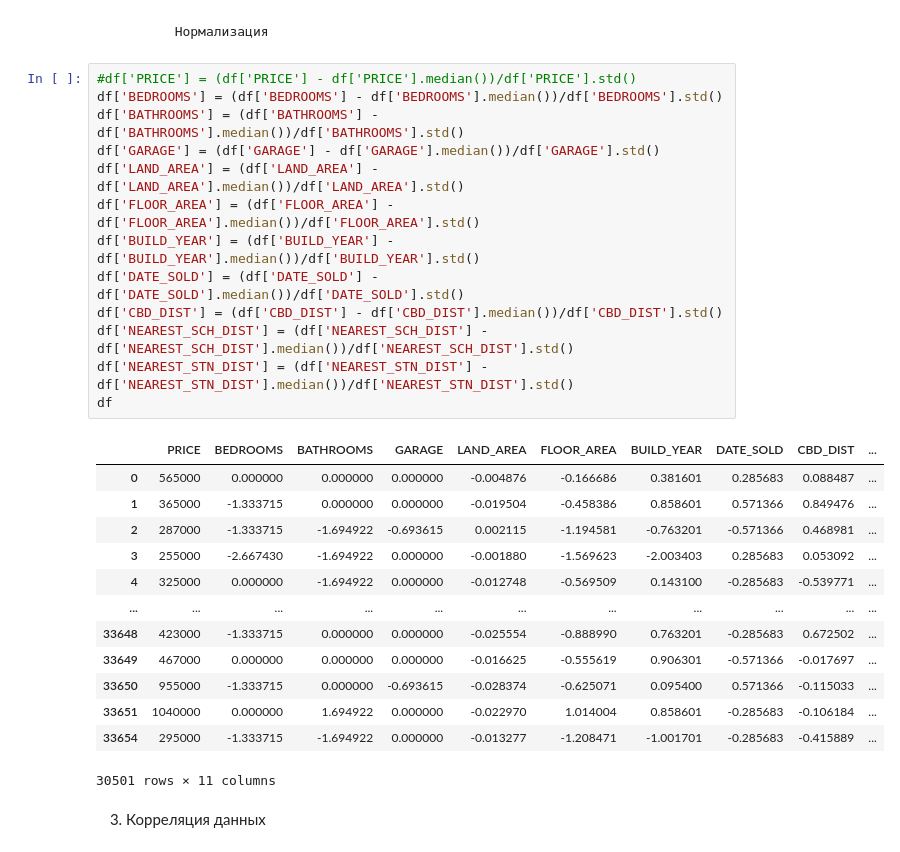
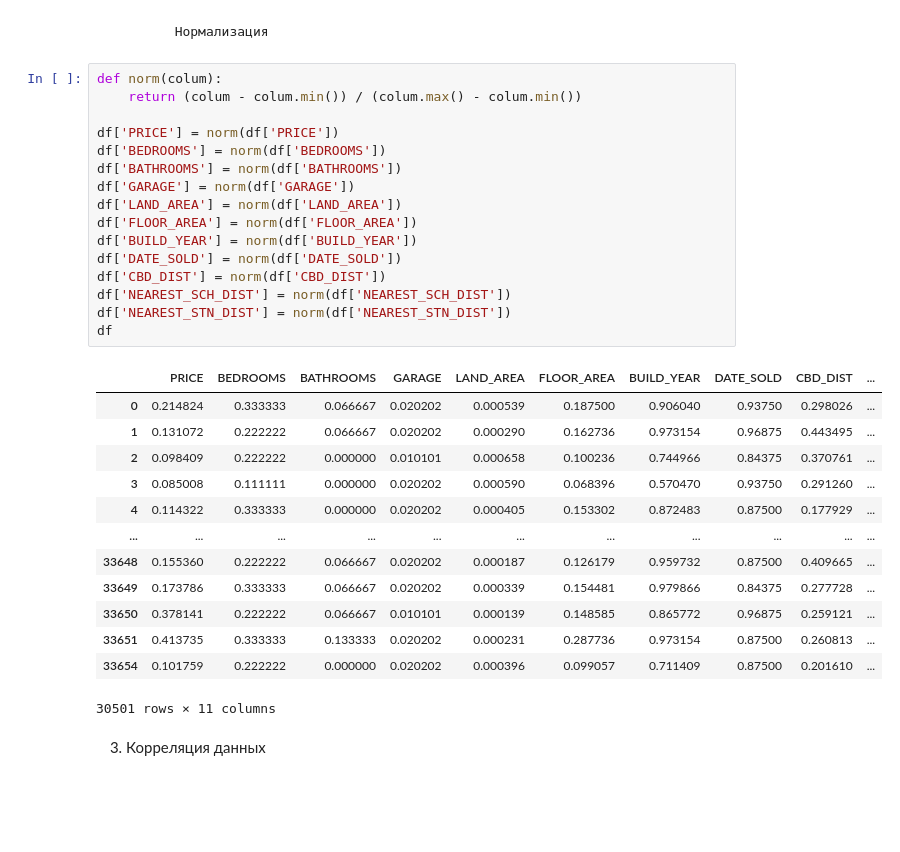
Before and after one commit to satancucumber/ml, a Jupyter notebook: lab01.ipynb, the cells around one changed output. Cells and saved outputs as stored; diff of their text form; blank space fills up the shorter version.

```diff
--- a/lab01.ipynb
+++ b/lab01.ipynb
@@ -147,31 +147,34 @@ df
 # %% [markdown]
             Нормализация
 # %%
-#df['PRICE'] = (df['PRICE'] - df['PRICE'].median())/df['PRICE'].std()
-df['BEDROOMS'] = (df['BEDROOMS'] - df['BEDROOMS'].median())/df['BEDROOMS'].std()
-df['BATHROOMS'] = (df['BATHROOMS'] - df['BATHROOMS'].median())/df['BATHROOMS'].std()
-df['GARAGE'] = (df['GARAGE'] - df['GARAGE'].median())/df['GARAGE'].std()
-df['LAND_AREA'] = (df['LAND_AREA'] - df['LAND_AREA'].median())/df['LAND_AREA'].std()
-df['FLOOR_AREA'] = (df['FLOOR_AREA'] - df['FLOOR_AREA'].median())/df['FLOOR_AREA'].std()
-df['BUILD_YEAR'] = (df['BUILD_YEAR'] - df['BUILD_YEAR'].median())/df['BUILD_YEAR'].std()
-df['DATE_SOLD'] = (df['DATE_SOLD'] - df['DATE_SOLD'].median())/df['DATE_SOLD'].std()
-df['CBD_DIST'] = (df['CBD_DIST'] - df['CBD_DIST'].median())/df['CBD_DIST'].std()
-df['NEAREST_SCH_DIST'] = (df['NEAREST_SCH_DIST'] - df['NEAREST_SCH_DIST'].median())/df['NEAREST_SCH_DIST'].std()
-df['NEAREST_STN_DIST'] = (df['NEAREST_STN_DIST'] - df['NEAREST_STN_DIST'].median())/df['NEAREST_STN_DIST'].std()
+def norm(colum):
+    return (colum - colum.min()) / (colum.max() - colum.min())
+
+df['PRICE'] = norm(df['PRICE'])
+df['BEDROOMS'] = norm(df['BEDROOMS'])
+df['BATHROOMS'] = norm(df['BATHROOMS'])
+df['GARAGE'] = norm(df['GARAGE'])
+df['LAND_AREA'] = norm(df['LAND_AREA'])
+df['FLOOR_AREA'] = norm(df['FLOOR_AREA'])
+df['BUILD_YEAR'] = norm(df['BUILD_YEAR'])
+df['DATE_SOLD'] = norm(df['DATE_SOLD'])
+df['CBD_DIST'] = norm(df['CBD_DIST'])
+df['NEAREST_SCH_DIST'] = norm(df['NEAREST_SCH_DIST'])
+df['NEAREST_STN_DIST'] = norm(df['NEAREST_STN_DIST'])
 df
 # %% [output]
 |  | PRICE | BEDROOMS | BATHROOMS | GARAGE | LAND_AREA | FLOOR_AREA | BUILD_YEAR | DATE_SOLD | CBD_DIST | ... |
-| 0 | 565000 | 0.000000 | 0.000000 | 0.000000 | -0.004876 | -0.166686 | 0.381601 | 0.285683 | 0.088487 | ... |
-| 1 | 365000 | -1.333715 | 0.000000 | 0.000000 | -0.019504 | -0.458386 | 0.858601 | 0.571366 | 0.849476 | ... |
-| 2 | 287000 | -1.333715 | -1.694922 | -0.693615 | 0.002115 | -1.194581 | -0.763201 | -0.571366 | 0.468981 | ... |
-| 3 | 255000 | -2.667430 | -1.694922 | 0.000000 | -0.001880 | -1.569623 | -2.003403 | 0.285683 | 0.053092 | ... |
-| 4 | 325000 | 0.000000 | -1.694922 | 0.000000 | -0.012748 | -0.569509 | 0.143100 | -0.285683 | -0.539771 | ... |
+| 0 | 0.214824 | 0.333333 | 0.066667 | 0.020202 | 0.000539 | 0.187500 | 0.906040 | 0.93750 | 0.298026 | ... |
+| 1 | 0.131072 | 0.222222 | 0.066667 | 0.020202 | 0.000290 | 0.162736 | 0.973154 | 0.96875 | 0.443495 | ... |
+| 2 | 0.098409 | 0.222222 | 0.000000 | 0.010101 | 0.000658 | 0.100236 | 0.744966 | 0.84375 | 0.370761 | ... |
+| 3 | 0.085008 | 0.111111 | 0.000000 | 0.020202 | 0.000590 | 0.068396 | 0.570470 | 0.93750 | 0.291260 | ... |
+| 4 | 0.114322 | 0.333333 | 0.000000 | 0.020202 | 0.000405 | 0.153302 | 0.872483 | 0.87500 | 0.177929 | ... |
 | ... | ... | ... | ... | ... | ... | ... | ... | ... | ... | ... |
-| 33648 | 423000 | -1.333715 | 0.000000 | 0.000000 | -0.025554 | -0.888990 | 0.763201 | -0.285683 | 0.672502 | ... |
-| 33649 | 467000 | 0.000000 | 0.000000 | 0.000000 | -0.016625 | -0.555619 | 0.906301 | -0.571366 | -0.017697 | ... |
-| 33650 | 955000 | -1.333715 | 0.000000 | -0.693615 | -0.028374 | -0.625071 | 0.095400 | 0.571366 | -0.115033 | ... |
-| 33651 | 1040000 | 0.000000 | 1.694922 | 0.000000 | -0.022970 | 1.014004 | 0.858601 | -0.285683 | -0.106184 | ... |
-| 33654 | 295000 | -1.333715 | -1.694922 | 0.000000 | -0.013277 | -1.208471 | -1.001701 | -0.285683 | -0.415889 | ... |
+| 33648 | 0.155360 | 0.222222 | 0.066667 | 0.020202 | 0.000187 | 0.126179 | 0.959732 | 0.87500 | 0.409665 | ... |
+| 33649 | 0.173786 | 0.333333 | 0.066667 | 0.020202 | 0.000339 | 0.154481 | 0.979866 | 0.84375 | 0.277728 | ... |
+| 33650 | 0.378141 | 0.222222 | 0.066667 | 0.010101 | 0.000139 | 0.148585 | 0.865772 | 0.96875 | 0.259121 | ... |
+| 33651 | 0.413735 | 0.333333 | 0.133333 | 0.020202 | 0.000231 | 0.287736 | 0.973154 | 0.87500 | 0.260813 | ... |
+| 33654 | 0.101759 | 0.222222 | 0.000000 | 0.020202 | 0.000396 | 0.099057 | 0.711409 | 0.87500 | 0.201610 | ... |
 30501 rows × 11 columns
 # %% [markdown]
 3. Корреляция данных
```
Also changed, not shown: parts of 1 cell of this notebook, 2 other files.
